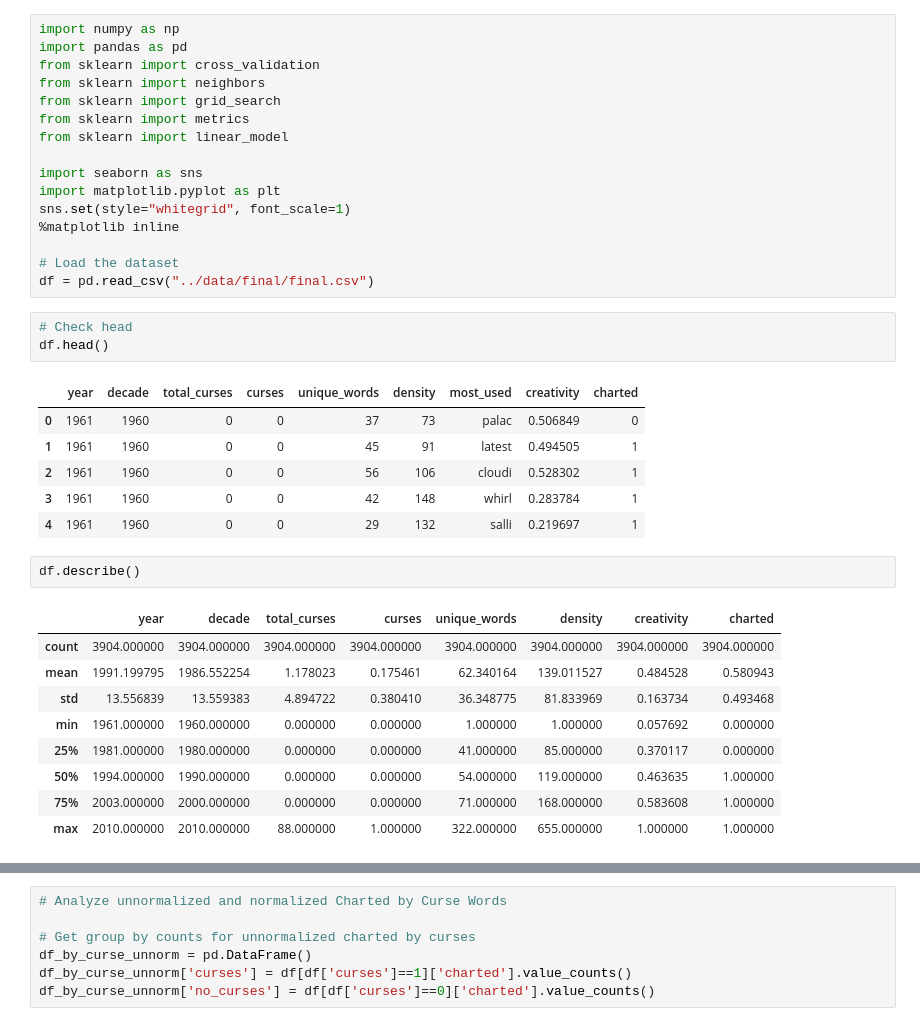
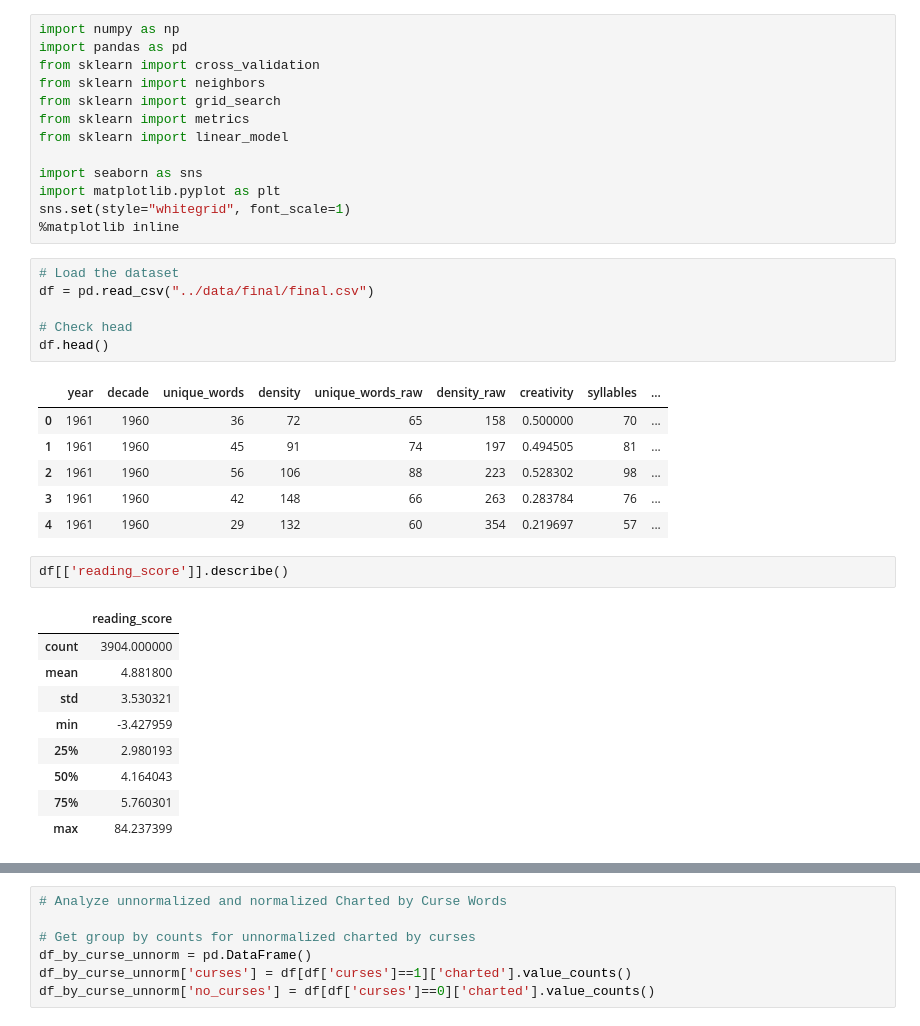
Before and after one commit to ribbas/Heat-Replay, a Jupyter notebook: src/models/test1.ipynb, the cells around one changed output, grey strips where cells are left out. Saved outputs shown, nothing was run; the diff lists cells and outputs as text.

Commit message:
reading score sorta normalized

```diff
--- a/src/models/test1.ipynb
+++ b/src/models/test1.ipynb
@@ -11,31 +11,31 @@ import seaborn as sns
 import matplotlib.pyplot as plt
 sns.set(style="whitegrid", font_scale=1)
 %matplotlib inline
-
-# Load the dataset
-df = pd.read_csv("../data/final/final.csv")
 # %%
+# Load the dataset
+df = pd.read_csv("../data/final/final.csv")
+
 # Check head
 df.head()
 # %% [output]
-|  | year | decade | total_curses | curses | unique_words | density | most_used | creativity | charted |
-| 0 | 1961 | 1960 | 0 | 0 | 37 | 73 | palac | 0.506849 | 0 |
-| 1 | 1961 | 1960 | 0 | 0 | 45 | 91 | latest | 0.494505 | 1 |
-| 2 | 1961 | 1960 | 0 | 0 | 56 | 106 | cloudi | 0.528302 | 1 |
-| 3 | 1961 | 1960 | 0 | 0 | 42 | 148 | whirl | 0.283784 | 1 |
-| 4 | 1961 | 1960 | 0 | 0 | 29 | 132 | salli | 0.219697 | 1 |
+|  | year | decade | unique_words | density | unique_words_raw | density_raw | creativity | syllables | ... |
+| 0 | 1961 | 1960 | 36 | 72 | 65 | 158 | 0.500000 | 70 | ... |
+| 1 | 1961 | 1960 | 45 | 91 | 74 | 197 | 0.494505 | 81 | ... |
+| 2 | 1961 | 1960 | 56 | 106 | 88 | 223 | 0.528302 | 98 | ... |
+| 3 | 1961 | 1960 | 42 | 148 | 66 | 263 | 0.283784 | 76 | ... |
+| 4 | 1961 | 1960 | 29 | 132 | 60 | 354 | 0.219697 | 57 | ... |
 # %%
-df.describe()
+df[['reading_score']].describe()
 # %% [output]
-|  | year | decade | total_curses | curses | unique_words | density | creativity | charted |
-| count | 3904.000000 | 3904.000000 | 3904.000000 | 3904.000000 | 3904.000000 | 3904.000000 | 3904.000000 | 3904.000000 |
-| mean | 1991.199795 | 1986.552254 | 1.178023 | 0.175461 | 62.340164 | 139.011527 | 0.484528 | 0.580943 |
-| std | 13.556839 | 13.559383 | 4.894722 | 0.380410 | 36.348775 | 81.833969 | 0.163734 | 0.493468 |
-| min | 1961.000000 | 1960.000000 | 0.000000 | 0.000000 | 1.000000 | 1.000000 | 0.057692 | 0.000000 |
-| 25% | 1981.000000 | 1980.000000 | 0.000000 | 0.000000 | 41.000000 | 85.000000 | 0.370117 | 0.000000 |
-| 50% | 1994.000000 | 1990.000000 | 0.000000 | 0.000000 | 54.000000 | 119.000000 | 0.463635 | 1.000000 |
-| 75% | 2003.000000 | 2000.000000 | 0.000000 | 0.000000 | 71.000000 | 168.000000 | 0.583608 | 1.000000 |
-| max | 2010.000000 | 2010.000000 | 88.000000 | 1.000000 | 322.000000 | 655.000000 | 1.000000 | 1.000000 |
+|  | reading_score |
+| count | 3904.000000 |
+| mean | 4.881800 |
+| std | 3.530321 |
+| min | -3.427959 |
+| 25% | 2.980193 |
+| 50% | 4.164043 |
+| 75% | 5.760301 |
+| max | 84.237399 |
 # %%
 df.dtypes
 # %% [output]
```
Also changed, not shown: parts of 2 cells of this notebook, 2 other files.
